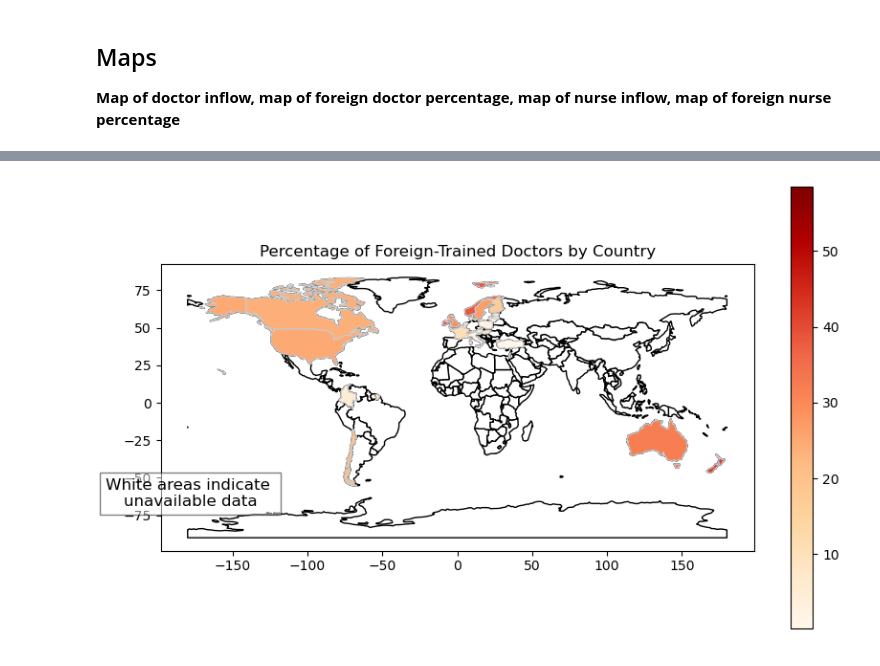
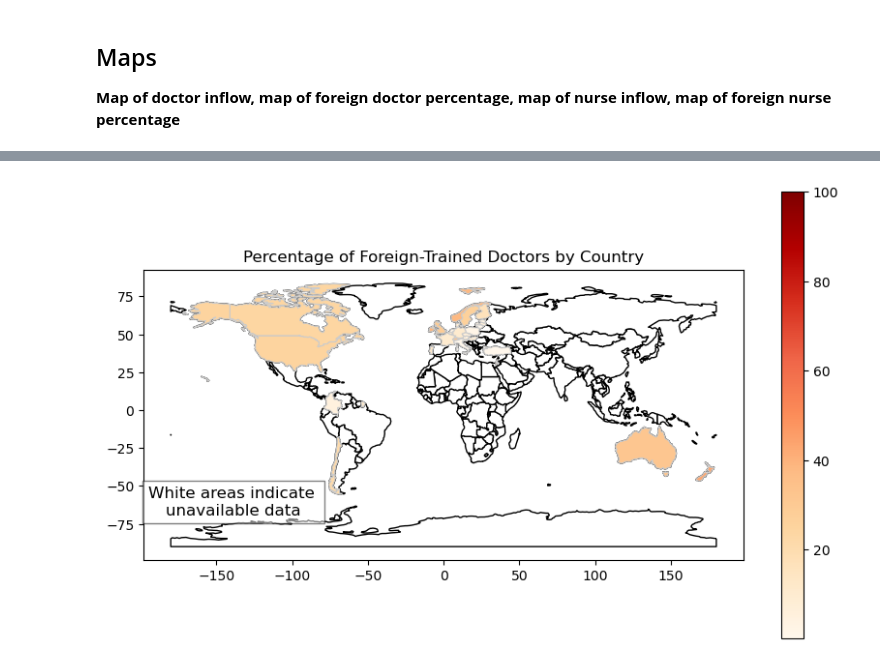
Before and after one commit to wren17/ECON323-Project, a Jupyter notebook: ECON323-FinalProject.ipynb, the cells around one changed output, grey strips where cells are left out. Cells and saved outputs as stored; diff of their text form; code cells hidden in the pictures.

Commit message:
maps working draft
maps for annual inflow, percentages of foreign trained

```diff
--- a/ECON323-FinalProject.ipynb
+++ b/ECON323-FinalProject.ipynb
@@ -457,3 +445,14 @@ plt.show()
 ## Maps
 
 **Map of doctor inflow, map of foreign doctor percentage, map of nurse inflow, map of foreign nurse percentage**
+# %%
+map_data = worker_migr[['Country', 'Year', '%_of_domestic_trained_healthcare_workers',
+                        '%_of_foreign_trained_healthcare_workers', "% of foreign-trained doctors",
+                        "% of foreign-trained nurses", "Foreign-trained doctors - Annual inflow",
+                        "Foreign-trained nurses - Annual inflow"
+                       ]] \
+            .groupby('Country') \
+            .mean() \
+            .reset_index()
+
+map_data.tail()
@@ -468,7 +474,7 @@ world['name'] = world['name'].replace({'United States of America': 'United State
 
 
 # Merge the world shapefile with your data
-merged_data = world.merge(worker_migr_to_plot, how='left', left_on='name', right_on='Country')
+merged_data = world.merge(map_data, how='left', left_on='name', right_on='Country')
 
-world.head()
+merged_data.head()
 # %% [output]
@@ -481,15 +487,12 @@ world.head()
 # %%
-# Plot the world map
 fig, ax = plt.subplots(1, 1, figsize=(10, 6))
 world.plot(ax=ax, color='white', edgecolor='black')
 
-# Plot the data from merged_data
 merged_data.plot(column='% of foreign-trained doctors', cmap='OrRd', linewidth=0.8, ax=ax, edgecolor='0.8', legend=True)
 
-# Add a note indicating that white areas represent unavailable data
-ax.text(0.05, 0.2, 'White areas indicate \nunavailable data', horizontalalignment='center', verticalalignment='center', transform=ax.transAxes, fontsize=12, bbox=dict(facecolor='white', alpha=0.5))
+ax.text(0.15, 0.2, 'White areas indicate \nunavailable data', horizontalalignment='center', verticalalignment='center', transform=ax.transAxes, fontsize=12, bbox=dict(facecolor='white', alpha=0.5))
 
 ax.set_title('Percentage of Foreign-Trained Doctors by Country')
 plt.show()
 # %% [output]
-[figure, old version]
+[figure, new version]
```
Also changed, not shown: parts of 9 cells of this notebook.
